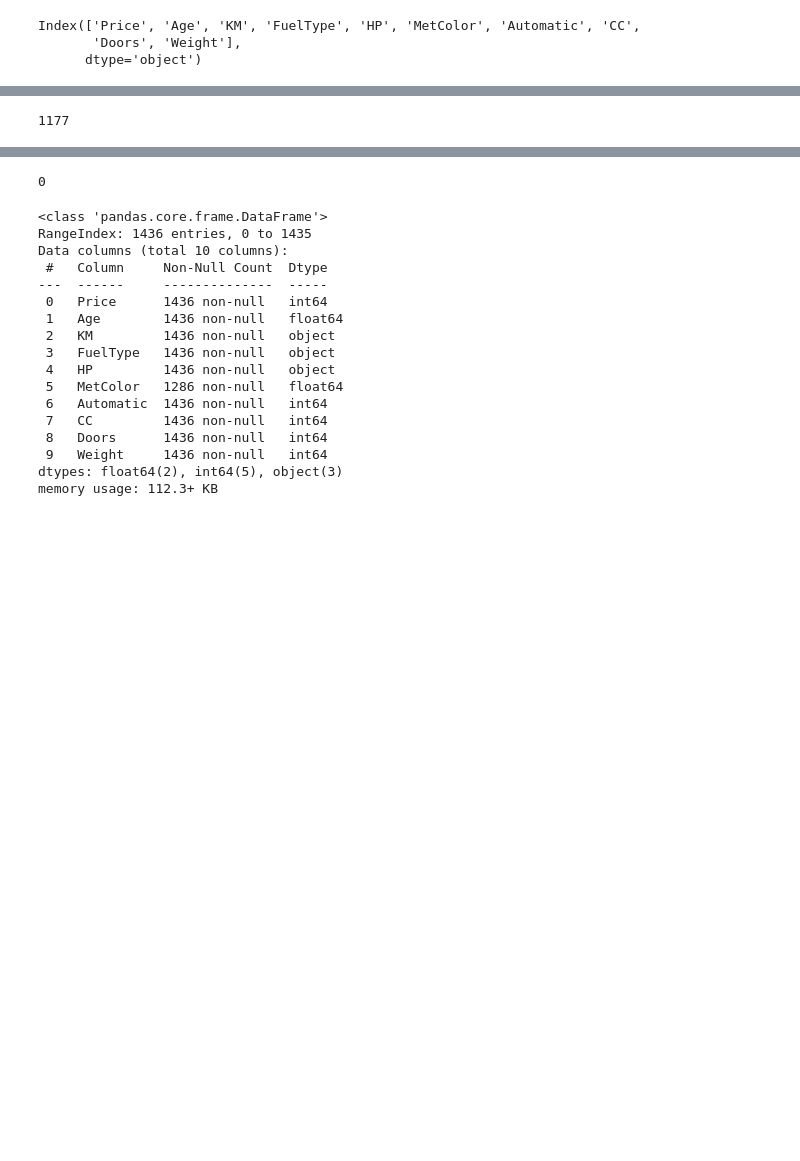
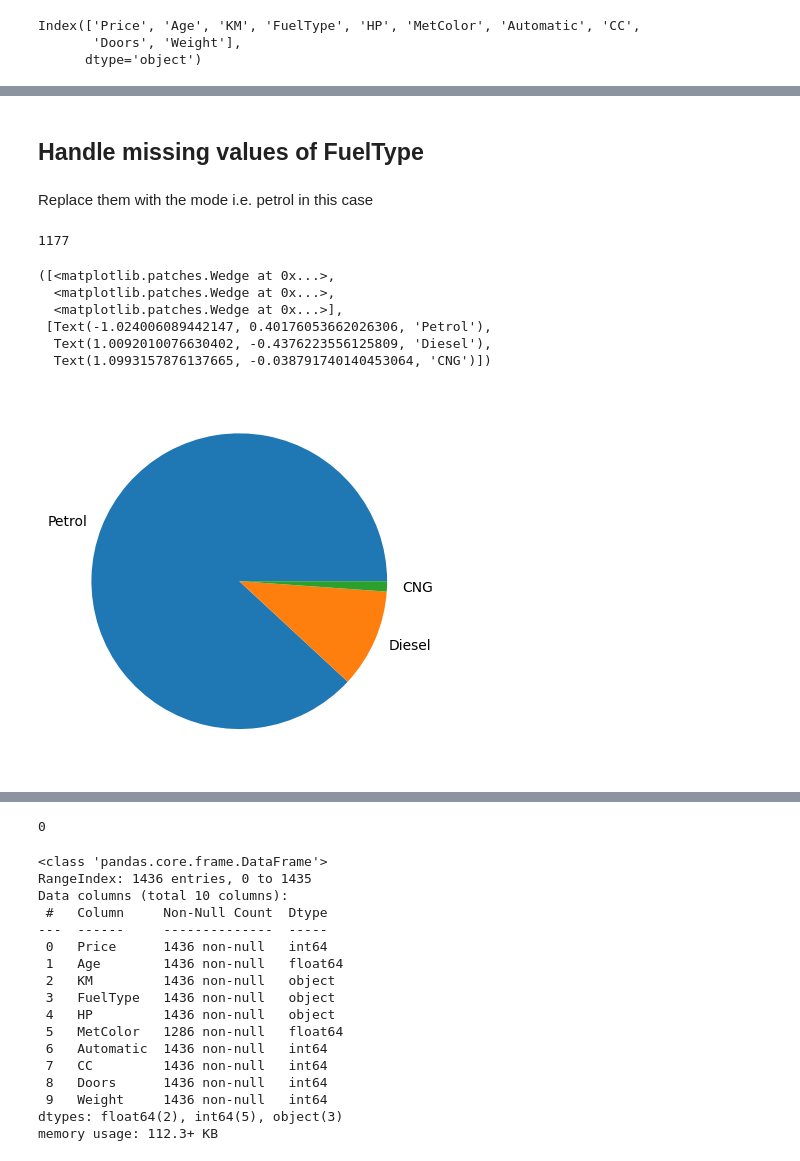
Before and after one commit to Shabbar10/Uni, a Jupyter notebook: DE/Toyota.ipynb, the cells around one changed output, grey strips where cells are left out. Drawn from its saved outputs; the diff is of its cells as text; code cells hidden in the pictures; blank space fills up the shorter version.

```diff
--- a/DE/Toyota.ipynb
+++ b/DE/Toyota.ipynb
@@ -131,7 +142,21 @@ df.sample(frac=1).head(20)
+# %% [markdown]
+## Handle missing values of FuelType
+# %% [markdown]
+Replace them with the mode i.e. petrol in this case
 # %%
 df["FuelType"].value_counts().iloc[0]
 # %% [output]
 1177
+# %%
+plt.pie(x=df['FuelType'].value_counts(), labels=df['FuelType'].value_counts().index)
+# %% [output]
+([<matplotlib.patches.Wedge at 0x...>,
+  <matplotlib.patches.Wedge at 0x...>,
+  <matplotlib.patches.Wedge at 0x...>],
+ [Text(-1.024006089442147, 0.40176053662026306, 'Petrol'),
+  Text(1.0092010076630402, -0.4376223556125809, 'Diesel'),
+  Text(1.0993157876137665, -0.038791740140453064, 'CNG')])
+[figure, added]
 # %%
 df['FuelType'] = df['FuelType'].fillna(df['FuelType'].mode()[0])
 # %%
```
Also changed, not shown: parts of 48 cells of this notebook, 4 other files.
